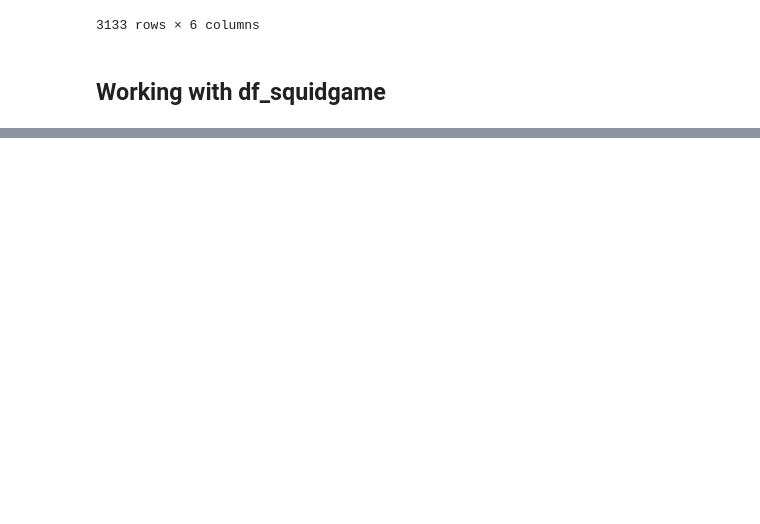
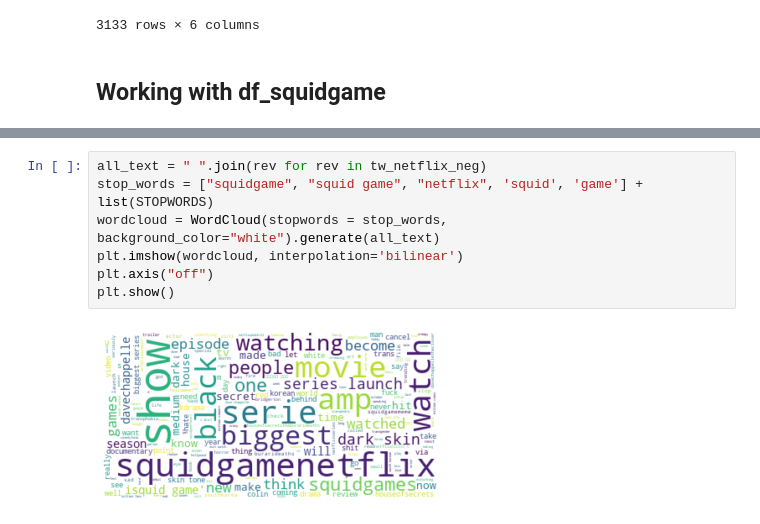
Before and after one commit to minhhienvo368/challenge-sentiment-analysis, a Jupyter notebook: notebooks/data_analysing.ipynb, the cells around one changed output, grey strips where cells are left out. Cells and saved outputs as stored; diff of their text form; blank space fills up the shorter version.

```diff
--- a/notebooks/data_analysing.ipynb
+++ b/notebooks/data_analysing.ipynb
@@ -44,0 +111,9 @@ df_maid
+# %%
+all_text = " ".join(rev for rev in tw_netflix_neg)
+stop_words = ["squidgame", "squid game", "netflix", 'squid', 'game'] + list(STOPWORDS)
+wordcloud = WordCloud(stopwords = stop_words, background_color="white").generate(all_text)
+plt.imshow(wordcloud, interpolation='bilinear')
+plt.axis("off")
+plt.show()
+# %% [output]
+[figure, added]
```
Also changed, not shown: parts of 10 cells of this notebook, 19 other files.
